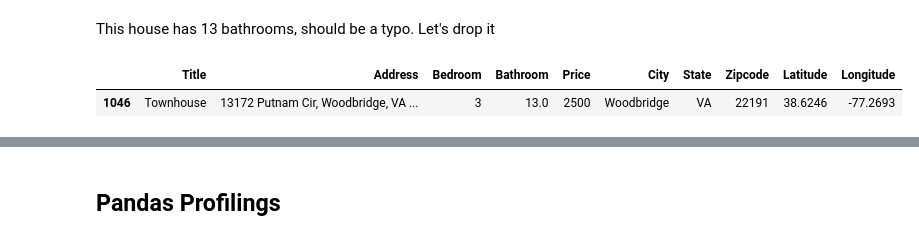
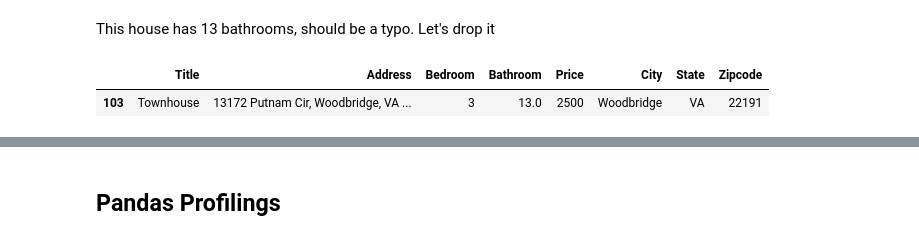
Before and after one commit to jenjen0233/Rentals-Analysis, a Jupyter notebook: homes_scraping.ipynb, the cells around one changed output, grey strips where cells are left out. Saved outputs shown, nothing was run; the diff lists cells and outputs as text; code cells hidden in the pictures.

```diff
--- a/homes_scraping.ipynb
+++ b/homes_scraping.ipynb
@@ -120,7 +100,7 @@ first_soup
 # %%
 # getting all posts on the first page
-posts = first_soup.find_all('li', class_= "placard-container")
+#posts = first_soup.find_all('li', class_= "placard-container")
 #Trying out with post two
-post_two = posts[1]
-post_two
+#post_two = posts[1]
+#post_two
 #print(posts)
@@ -1443,8 +1304,5 @@ long_lat_rentals['Zipcode'] = long_lat_rentals['Zipcode'].astype('str')
 # %%
 rentals['Zipcode'] = rentals['Zipcode'].astype('str')
-# %%
-rentals = rentals.reset_index(drop=True)
-long_lat_rentals = long_lat_rentals.reset_index(drop=True)
 # %%
 rentals.Zipcode.duplicated()
 # %% [output]
@@ -1499,0 +1326,4 @@ merged_rentals.to_csv('rentals.csv')
+# %%
+# convert to numeric
+cols = ['Bedroom', 'Bathroom','Price']
+rentals[cols] = rentals[cols].apply(pd.to_numeric, errors='coerce')
@@ -1577,7 +1369,7 @@ merged_rentals[merged_rentals['Bedroom'] == 12]
 # %% [markdown]
 This house has 13 bathrooms, should be a typo. Let's drop it
 # %%
-merged_rentals[merged_rentals['Bathroom'] == 13]
+rentals[rentals['Bathroom'] == 13]
 # %% [output]
-|  | Title | Address | Bedroom | Bathroom | Price | City | State | Zipcode | Latitude | Longitude |
-| 1046 | Townhouse | 13172 Putnam Cir, Woodbridge, VA ... | 3 | 13.0 | 2500 | Woodbridge | VA | 22191 | 38.6246 | -77.2693 |
+|  | Title | Address | Bedroom | Bathroom | Price | City | State | Zipcode |
+| 103 | Townhouse | 13172 Putnam Cir, Woodbridge, VA ... | 3 | 13.0 | 2500 | Woodbridge | VA | 22191 |
```
Also changed, not shown: parts of 99 cells of this notebook, 1 other file.
